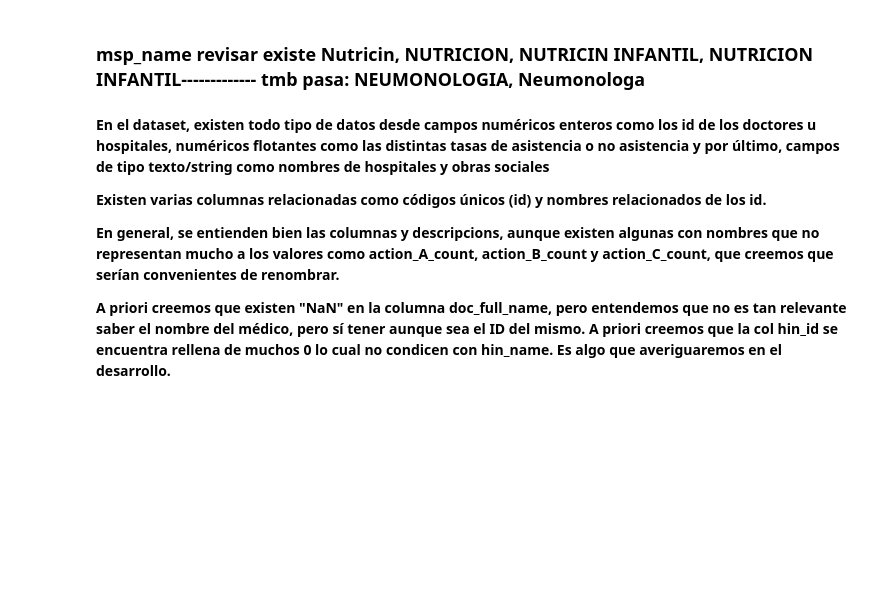
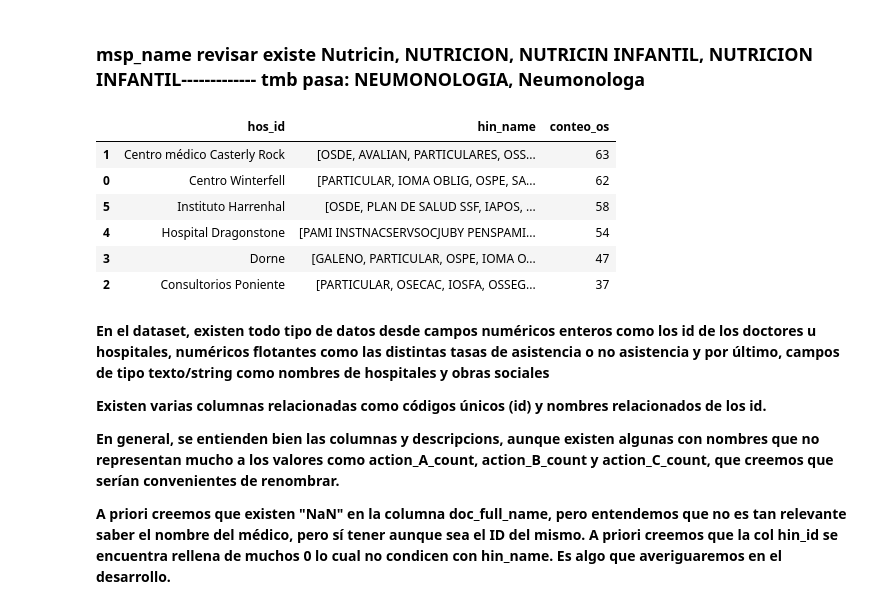
Before and after one commit to manufabregas/Dataset-Asistencia-a-turnos-m-dicos, a Jupyter notebook: Práctico_1_Análisis_y_visualización_de_datos.ipynb, the cells around one changed output. Cells and saved outputs as stored; diff of their text form; code cells hidden in the pictures; blank space fills up the shorter version.

```diff
--- a/Práctico_1_Análisis_y_visualización_de_datos.ipynb
+++ b/Práctico_1_Análisis_y_visualización_de_datos.ipynb
@@ -360,6 +369,21 @@ espec_unicas_por_hospital.sort_values("cantidad_unicas",ascending=False)
 | 1 | Centro médico Casterly Rock | [CARDIOLOGIA ERGOMETRIA, FONOAUD ... | 5 |
 # %% [markdown]
 ### **msp_name revisar existe Nutricin, NUTRICION, NUTRICIN INFANTIL, NUTRICION INFANTIL------------- tmb pasa: NEUMONOLOGIA, Neumonologa**
+# %%
+#Analizaremos los nombres de las OS de cada hospital
+os_unicas_por_hospital = df.copy().groupby('hos_id')['hin_name'].unique().reset_index()
+os_unicas_por_hospital['conteo_os'] = os_unicas_por_hospital['hin_name'].apply(len)
+os_unicas_por_hospital=os_unicas_por_hospital.sort_values('conteo_os',ascending=False)
+
+os_unicas_por_hospital
+# %% [output]
+|  | hos_id | hin_name | conteo_os |
+| 1 | Centro médico Casterly Rock | [OSDE, AVALIAN, PARTICULARES, OSS... | 63 |
+| 0 | Centro Winterfell | [PARTICULAR, IOMA OBLIG, OSPE, SA... | 62 |
+| 5 | Instituto Harrenhal | [OSDE, PLAN DE SALUD SSF, IAPOS, ... | 58 |
+| 4 | Hospital Dragonstone | [PAMI INSTNACSERVSOCJUBY PENSPAMI... | 54 |
+| 3 | Dorne | [GALENO, PARTICULAR, OSPE, IOMA O... | 47 |
+| 2 | Consultorios Poniente | [PARTICULAR, OSECAC, IOSFA, OSSEG... | 37 |
 # %% [markdown]
 **En el dataset, existen todo tipo de datos desde campos numéricos enteros como los id de los doctores u hospitales, numéricos flotantes como las distintas tasas de asistencia o no asistencia y por último, campos de tipo texto/string como nombres de hospitales y obras sociales**
 
```
Also changed, not shown: parts of 5 cells of this notebook.
